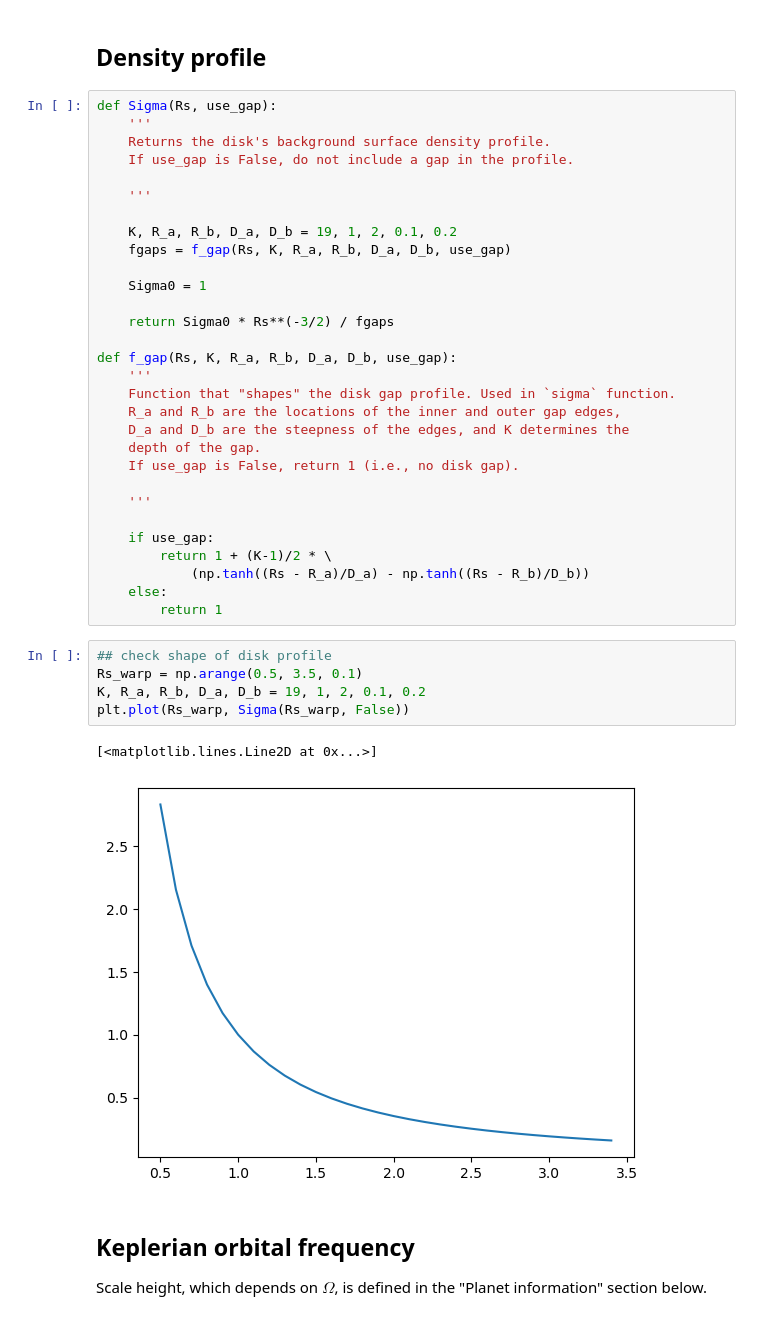
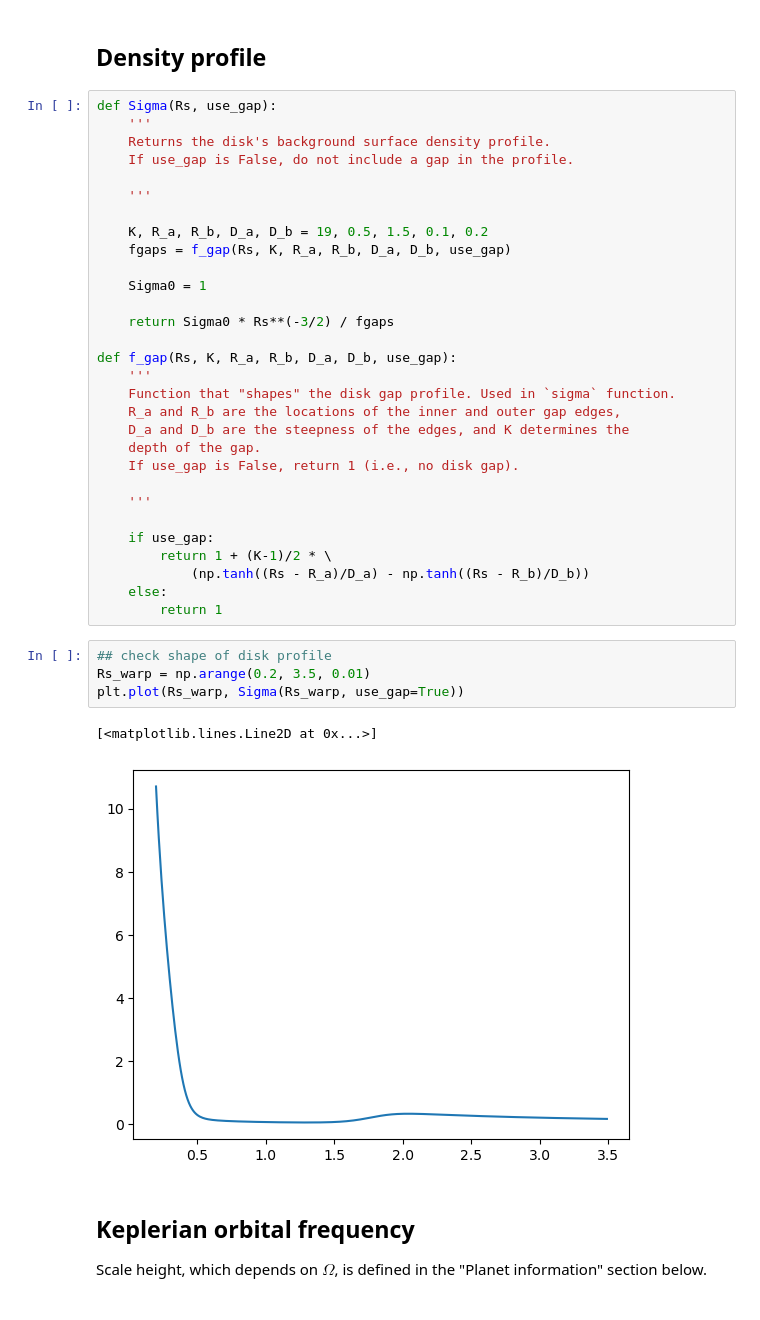
Before and after one commit to Jupiter1994/warped-disks, a Jupyter notebook: reduced-eqs-steady-state.ipynb, the cells around one changed output. Cells and saved outputs as stored; diff of their text form.

```diff
--- a/reduced-eqs-steady-state.ipynb
+++ b/reduced-eqs-steady-state.ipynb
@@ -86,7 +86,7 @@ def Sigma(Rs, use_gap):
 
     '''
 
-    K, R_a, R_b, D_a, D_b = 19, 1, 2, 0.1, 0.2
+    K, R_a, R_b, D_a, D_b = 19, 0.5, 1.5, 0.1, 0.2
     fgaps = f_gap(Rs, K, R_a, R_b, D_a, D_b, use_gap)
 
     Sigma0 = 1
@@ -110,12 +110,11 @@ def f_gap(Rs, K, R_a, R_b, D_a, D_b, use_gap):
         return 1
 # %%
 ## check shape of disk profile
-Rs_warp = np.arange(0.5, 3.5, 0.1)
-K, R_a, R_b, D_a, D_b = 19, 1, 2, 0.1, 0.2
-plt.plot(Rs_warp, Sigma(Rs_warp, False))
+Rs_warp = np.arange(0.2, 3.5, 0.01)
+plt.plot(Rs_warp, Sigma(Rs_warp, use_gap=True))
 # %% [output]
 [<matplotlib.lines.Line2D at 0x...>]
-[figure, old version]
+[figure, new version]
 # %% [markdown]
 ## Keplerian orbital frequency
 
```
Also changed, not shown: parts of 2 cells of this notebook, 2 other files.
